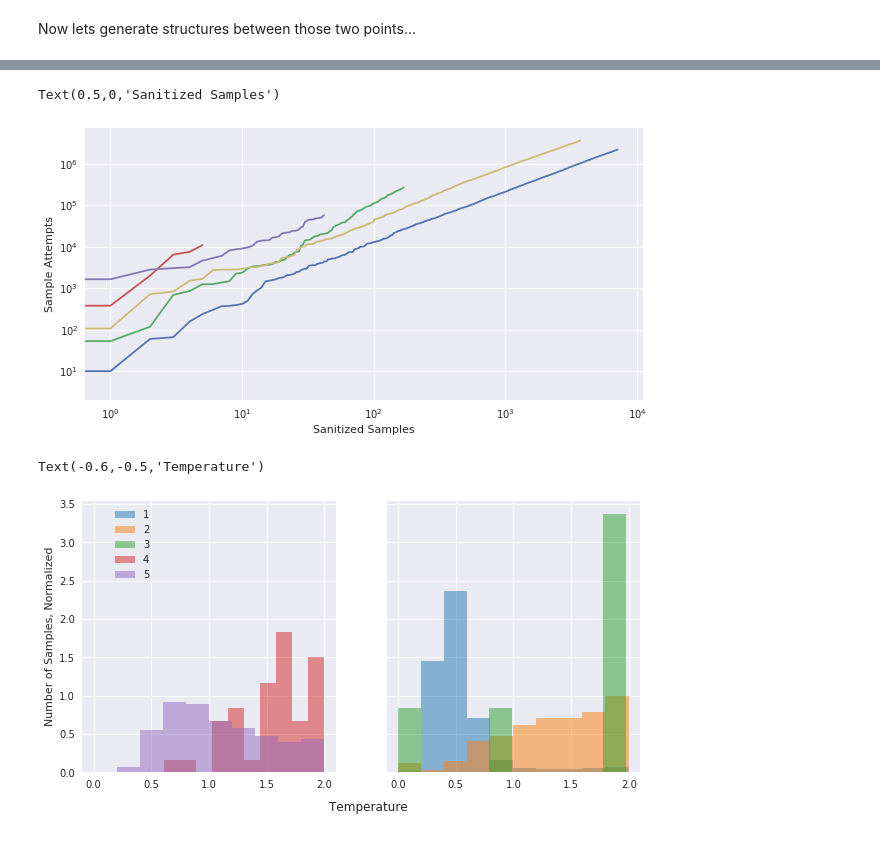
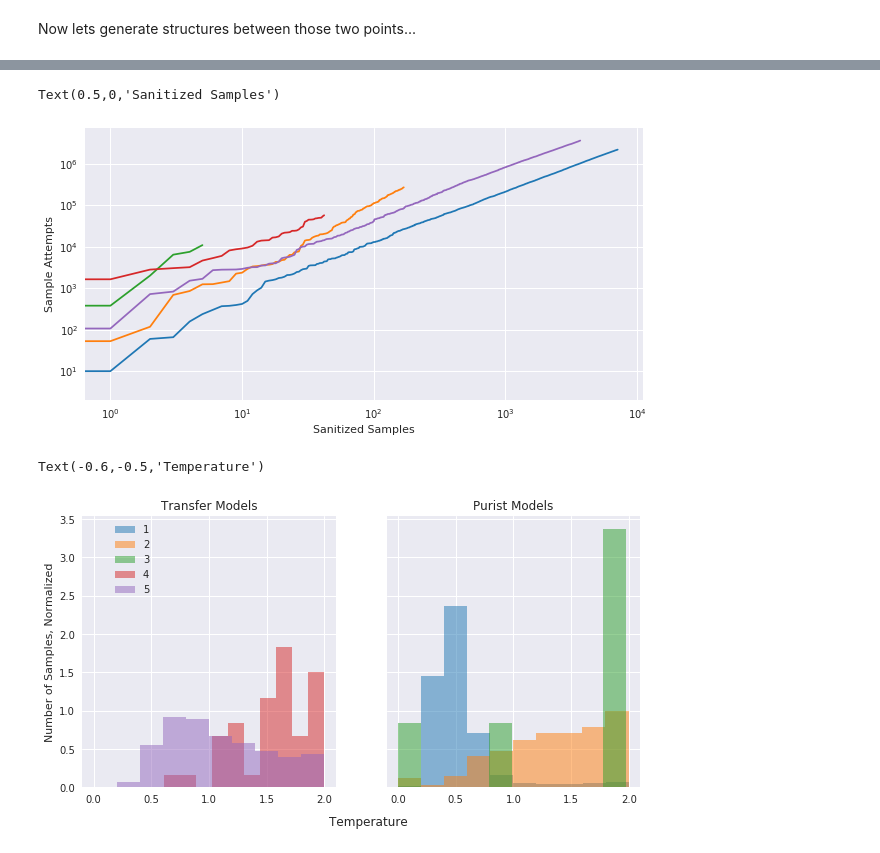
Before and after one commit to jameslee97/adaptive_learning_mixtures, a Jupyter notebook: notebooks/5_compare_vae.ipynb, the cells around one changed output, grey strips where cells are left out. Cells and saved outputs as stored; diff of their text form; code cells hidden in the pictures.

```diff
--- a/notebooks/5_compare_vae.ipynb
+++ b/notebooks/5_compare_vae.ipynb
@@ -117,9 +196,0 @@ Using TensorFlow backend.
-# %%
-#for getting cation data
-properties = ['density', 'cpt', 'viscosity', 'thermal_conductivity',
-              'melting_point']
-props = properties
-devmodel = salty.aggregate_data(props, merge='Union')
-devmodel.Data['smiles_string'] = devmodel.Data['smiles-cation']
-cations = devmodel.Data['smiles_string'].drop_duplicates()
-cations = cations.reset_index(drop=True)
@@ -164,6 +202,6 @@ for smi in cations:
     z_i = chemvae.encoder.predict(one_hot(smi, char_to_index))
     z.append(z_i[0])
 z = np.array(z)
-pca = PCA(n_components=2)
+pca = PCA(n_components=50)
 pca.fit_transform(z)
 # %% [output]
@@ -456,30 +368,30 @@ dfs = [df1, df2, df3, df4, df5]
 # %%
 fig = plt.figure(figsize=(10,5))
 ax = fig.add_subplot(111)
+tab = my_colors()
 for index, df in enumerate(dfs):
-    df['iteration'].plot(label='{}'.format(index+1), ax=ax, loglog=True)
+    df['iteration'].plot(label='{}'.format(index+1), ax=ax, loglog=True, color=next(tab))
 ax.set_ylabel('Sample Attempts')
 ax.set_xlabel('Sanitized Samples')
 # plt.legend()
 # %% [output]
 Text(0.5,0,'Sanitized Samples')
-[figure, old version]
+[figure, new version]
 # %%
-# fig = plt.figure(figsize=(10,10))
-# ax1 = fig.add_subplot(211)
-# ax2 = fig.add_subplot(212, sharey=True)
 fig, (ax1, ax2) = plt.subplots(1, 2, figsize=(10,5), sharey=True, sharex=True)
 tab = my_colors()
 for index, df in enumerate(dfs):
     if index < 3:
         df['temperature'].hist(alpha=0.5, label='{}'.format(index+1), normed=True, ax=ax2, color=next(tab))
     else:
         df['temperature'].hist(alpha=0.5, label='{}'.format(index+1), normed=True, ax=ax1, color=next(tab))
 h1, l1 = ax2.get_legend_handles_labels()
 h2, l2 = ax1.get_legend_handles_labels()
 plt.legend(h1+h2, l1+l2, bbox_to_anchor=(-0.9,1))
 ax1.set_ylabel('Number of Samples, Normalized')
+ax1.set_title('Transfer Models')
+ax2.set_title('Purist Models')
 plt.text(-0.6,-0.5,'Temperature',size=12)
 # %% [output]
 Text(-0.6,-0.5,'Temperature')
-[figure, old version]
+[figure, new version]
```
Also changed, not shown: parts of 48 cells of this notebook, 4 other files.
